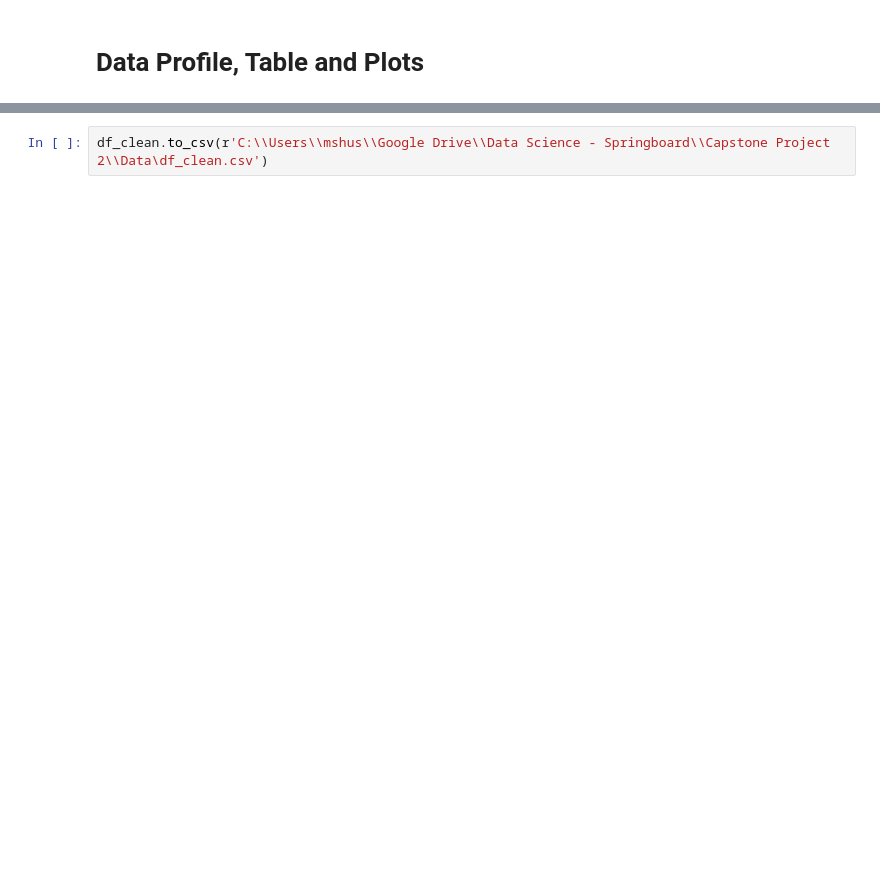
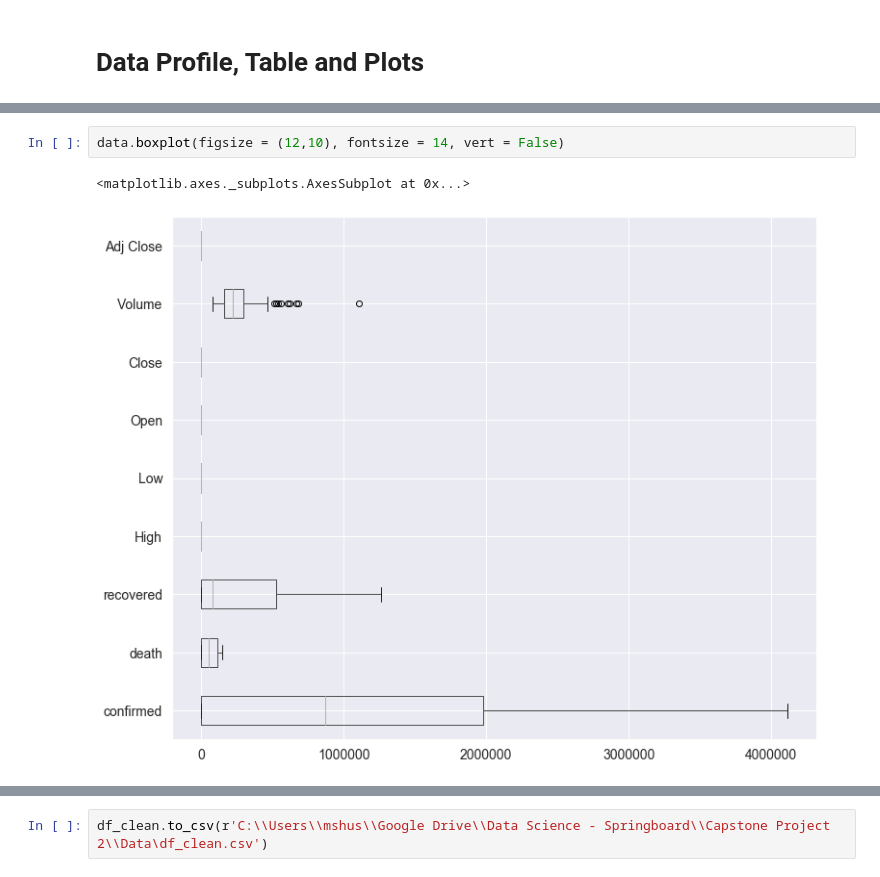
Before and after one commit to DataEcon/Springboard, a Jupyter notebook: Capstone Project Two/Code/Exploratory data analysis - COVID 19 and Stock Market Price.ipynb, the cells around one changed output, grey strips where cells are left out. Drawn from its saved outputs; the diff is of its cells as text; blank space fills up the shorter version.

```diff
--- a/Capstone Project Two/Code/Exploratory data analysis - COVID 19 and Stock Market Price.ipynb
+++ b/Capstone Project Two/Code/Exploratory data analysis - COVID 19 and Stock Market Price.ipynb
@@ -68,3 +68,8 @@ data.tail()
+# %%
+data.boxplot(figsize = (12,10), fontsize = 14, vert = False)
+# %% [output]
+<matplotlib.axes._subplots.AxesSubplot at 0x...>
+[figure, added]
 # %%
 data.hist(figsize = (20, 20), bins = 20)
 plt.show()
```
Also changed, not shown: parts of 34 cells of this notebook.
